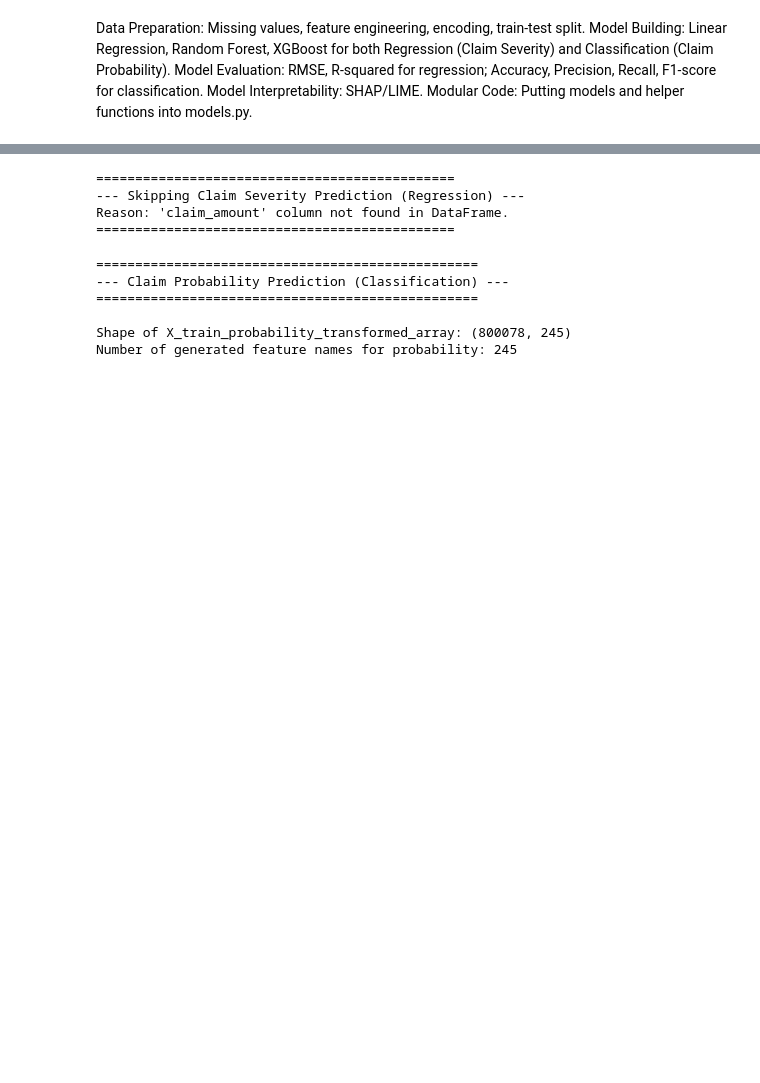
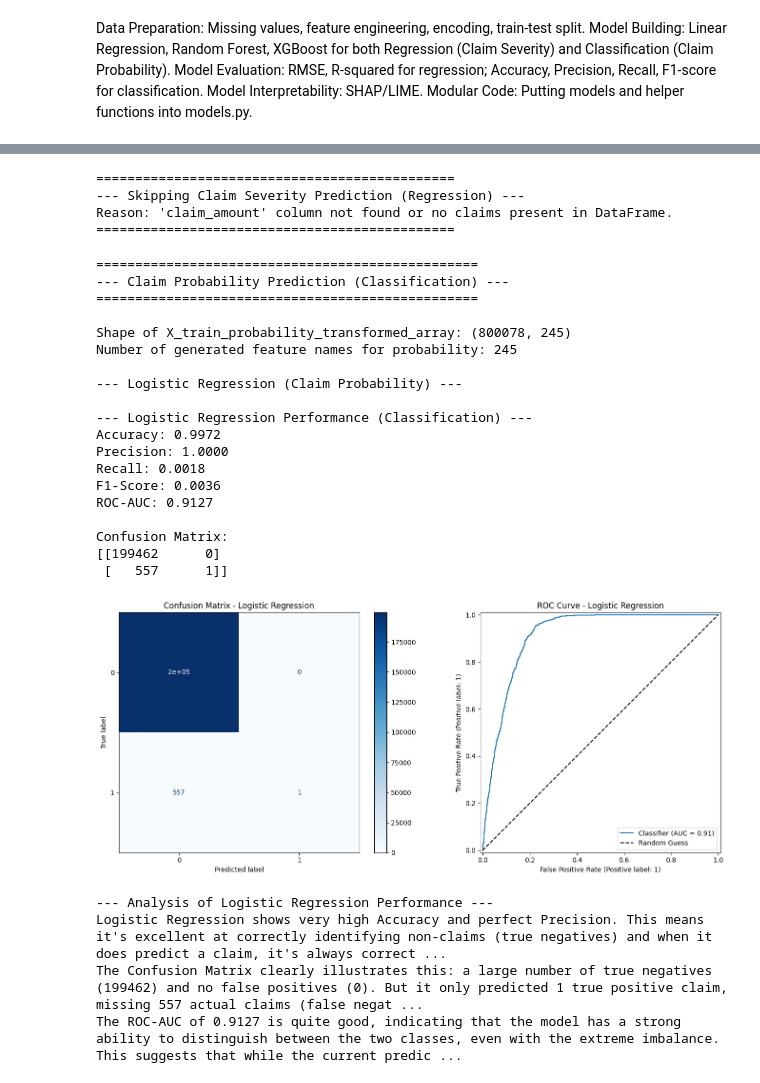
Before and after one commit to plony/week_3_insurance_risk_analytics-, a Jupyter notebook: notebooks/03_model_development.ipynb, the cells around one changed output, grey strips where cells are left out. Cells and saved outputs as stored; diff of their text form; code cells hidden in the pictures; blank space fills up the shorter version.

Commit message:
Add Task 4 adding visualization

```diff
--- a/notebooks/03_model_development.ipynb
+++ b/notebooks/03_model_development.ipynb
@@ -934,6 +8,7 @@ This framework allows for dynamic pricing based on individual policy risk profil
 # 03_model_development.ipynb
 
 # Setup and Data Loading
+%matplotlib inline
 import os
 import sys
 import pandas as pd
@@ -957,13 +32,27 @@ warnings.filterwarnings('ignore')
 
 # --- PATH ADJUSTMENT FOR IMPORTS ---
 current_dir = os.getcwd()
-project_root = os.path.abspath(os.path.join(current_dir, '..'))
+
+
+if os.path.basename(current_dir) == 'notebooks': # If notebook is in a 'notebooks' subfolder
+    project_root = os.path.abspath(os.path.join(current_dir, '..'))
+else: # If notebook is directly in the project root or another subfolder
+    project_root = current_dir # Assume current_dir is the project root
 
 if project_root not in sys.path:
     sys.path.insert(0, project_root)
     print(f"Added '{project_root}' to sys.path for module imports.")
 
-from src.models import ModelEvaluator, ModelInterpreter
+try:
+    from src.models import ModelEvaluator, ModelInterpreter
+    print("Successfully imported ModelEvaluator and ModelInterpreter from src/models.py")
+except ImportError as e:
+    print(f"Error importing modules from src/models.py: {e}")
+    print("Please ensure 'src/models.py' exists and is correctly placed relative to your notebook.")
+    print("Your current working directory is:", current_dir)
+    print("Project root attempted:", project_root)
+    sys.exit(1) # Exit if essential modules cannot be loaded
+
 # --- END PATH ADJUSTMENT ---
 
 df = None # Initialize df
@@ -1191,12 +292,18 @@ Severity Model data splitting skipped as 'claim_amount' column is missing.
 Feature Engineering and Missing Value Handling Complete.
 # %%
 # Claim Severity Prediction (Regression) - (Skipped but models included for completeness)
-if TARGET_SEVERITY is not None:
+if TARGET_SEVERITY is not None and not X_train_severity.empty:
     print("\n==============================================")
     print("--- Claim Severity Prediction (Regression) ---")
     print("==============================================\n")
 
-    X_train_severity_transformed_array = preprocessor.fit_transform(X_train_severity)
+    # Fit preprocessor on X_train_probability to ensure consistent encoding for all models
+    # This assumes that the features for severity are a subset of or identical to probability features.
+    # If severity features can be different, a separate preprocessor fit would be needed.
+    # For now, we fit on probability data to get all possible categories for the full dataset.
+    _ = preprocessor.fit_transform(X_probability) # Fit on full X_probability to ensure all categories are seen
+
+    X_train_severity_transformed_array = preprocessor.transform(X_train_severity)
     X_test_severity_transformed_array = preprocessor.transform(X_test_severity)
 
     all_transformed_feature_names_severity = preprocessor.get_feature_names_out()
@@ -1267,7 +374,7 @@ if TARGET_SEVERITY is not None:
 else:
     print("\n==============================================")
     print("--- Skipping Claim Severity Prediction (Regression) ---")
-    print("Reason: 'claim_amount' column not found in DataFrame.")
+    print("Reason: 'claim_amount' column not found or no claims present in DataFrame.")
     print("==============================================\n")
     severity_results = {}
     xgb_severity_model = None
@@ -1276,7 +383,7 @@ else:
 # %% [output]
 ==============================================
 --- Skipping Claim Severity Prediction (Regression) ---
-Reason: 'claim_amount' column not found in DataFrame.
+Reason: 'claim_amount' column not found or no claims present in DataFrame.
 ==============================================
 # %%
 # Claim Probability Prediction (Classification) - Data Transformation
@@ -1284,39 +391,60 @@ print("\n\n=================================================")
 print("--- Claim Probability Prediction (Classification) ---")
 print("=================================================\n")
 
-X_train_probability_transformed_array = preprocessor.fit_transform(X_train_probability)
+# Fit preprocessor on X_train_probability (or full X_probability) to ensure all categories are seen
+_ = preprocessor.fit_transform(X_train_probability)
+
+X_train_probability_transformed_array = preprocessor.transform(X_train_probability)
 X_test_probability_transformed_array = preprocessor.transform(X_test_probability)
 
 all_transformed_feature_names_prob = preprocessor.get_feature_names_out()
 
 if hasattr(X_train_probability_transformed_array, 'toarray'):
     X_train_probability_transformed_array = X_train_probability_transformed_array.toarray()
 if hasattr(X_test_probability_transformed_array, 'toarray'):
     X_test_probability_transformed_array = X_test_probability_transformed_array.toarray()
 
 print(f"Shape of X_train_probability_transformed_array: {X_train_probability_transformed_array.shape}")
 print(f"Number of generated feature names for probability: {len(all_transformed_feature_names_prob)}")
 
 X_train_probability_transformed_df = pd.DataFrame(
     X_train_probability_transformed_array,
     columns=all_transformed_feature_names_prob,
     index=X_train_probability.index
 )
 X_test_probability_transformed_df = pd.DataFrame(
     X_test_probability_transformed_array,
     columns=all_transformed_feature_names_prob,
     index=X_test_probability.index
 )
 
 probability_evaluator = ModelEvaluator(model_type='classification')
 probability_results = {}
 # %% [output]
 =================================================
 --- Claim Probability Prediction (Classification) ---
 =================================================
 
 Shape of X_train_probability_transformed_array: (800078, 245)
 Number of generated feature names for probability: 245
+
+--- Logistic Regression (Claim Probability) ---
+
+--- Logistic Regression Performance (Classification) ---
+Accuracy: 0.9972
+Precision: 1.0000
+Recall: 0.0018
+F1-Score: 0.0036
+ROC-AUC: 0.9127
+
+Confusion Matrix:
+[[199462      0]
+ [   557      1]]
+[figure, added]
+--- Analysis of Logistic Regression Performance ---
+Logistic Regression shows very high Accuracy and perfect Precision. This means it's excellent at correctly identifying non-claims (true negatives) and when it does predict a claim, it's always correct ...
+The Confusion Matrix clearly illustrates this: a large number of true negatives (199462) and no false positives (0). But it only predicted 1 true positive claim, missing 557 actual claims (false negat ...
+The ROC-AUC of 0.9127 is quite good, indicating that the model has a strong ability to distinguish between the two classes, even with the extreme imbalance. This suggests that while the current predic ...
 # %%
 # Logistic Regression (Claim Probability)
 
```
Also changed, not shown: parts of 12 cells of this notebook, 1 other file.
